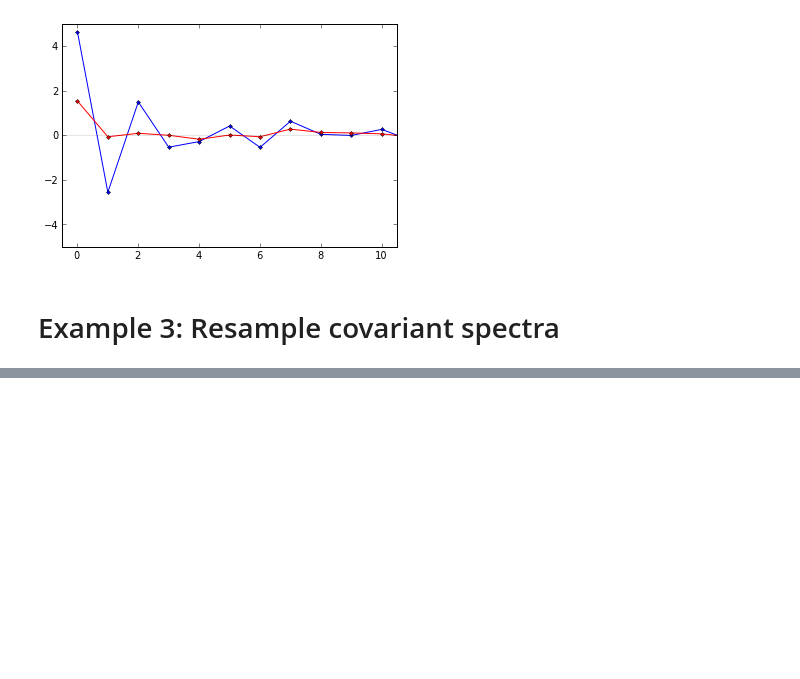
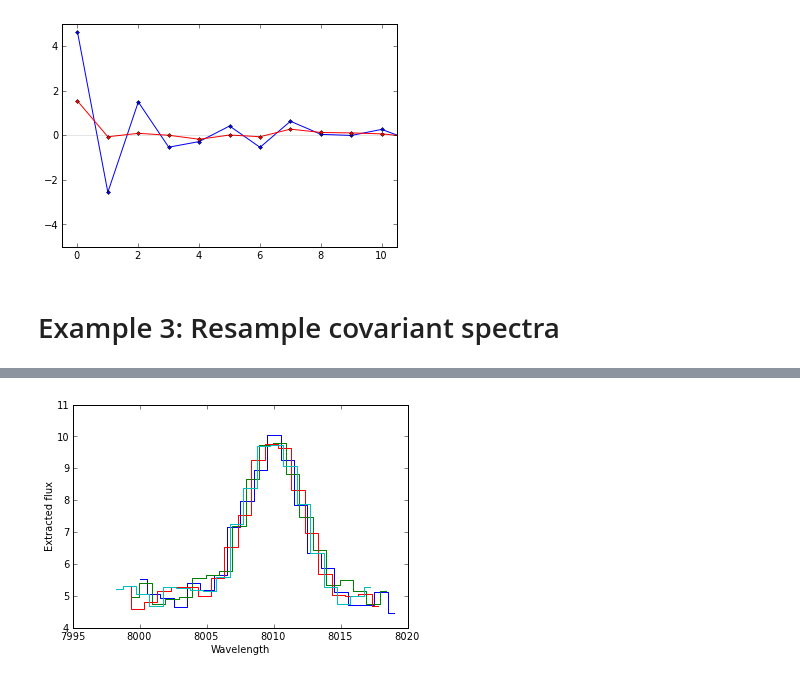
Before and after one commit to sbailey/resample-spectra, a Jupyter notebook: py/TestResample.ipynb, the cells around one changed output, grey strips where cells are left out. Cells and saved outputs as stored; diff of their text form; code cells hidden in the pictures; blank space fills up the shorter version.

```diff
--- a/py/TestResample.ipynb
+++ b/py/TestResample.ipynb
@@ -334,0 +345,22 @@ subplot(122); imshow(C)
+# %%
+#- Extract flux from noisy image
+xflux = N.zeros((nspec, nflux))
+xCinv = N.zeros((nspec*nflux, nspec*nflux))
+for row in range(nflux):
+    Ninv = N.diag(1.0/imgerr[row]**2)
+    y = A.T.dot(Ninv.dot(noisyimg[row]))
+    Cinv = A.T.dot(Ninv.dot(A))
+    xflux[:, row] = N.linalg.solve(Cinv, y)
+    for i in range(Cinv.shape[0]):
+        for j in range(Cinv.shape[1]):
+            xCinv[i*nflux+row, j*nflux+row] = Cinv[i,j]
+
+for i in range(nspec):
+    # plot(w[i], flux[i])
+    plot(w[i], xflux[i], drawstyle='steps-mid')
+
+xlabel('Wavelength')
+ylabel('Extracted flux')
+savefig('multispec_extract.pdf')
+# %% [output]
+[figure, added]
```
Also changed, not shown: parts of 9 cells of this notebook, 1 other file.
